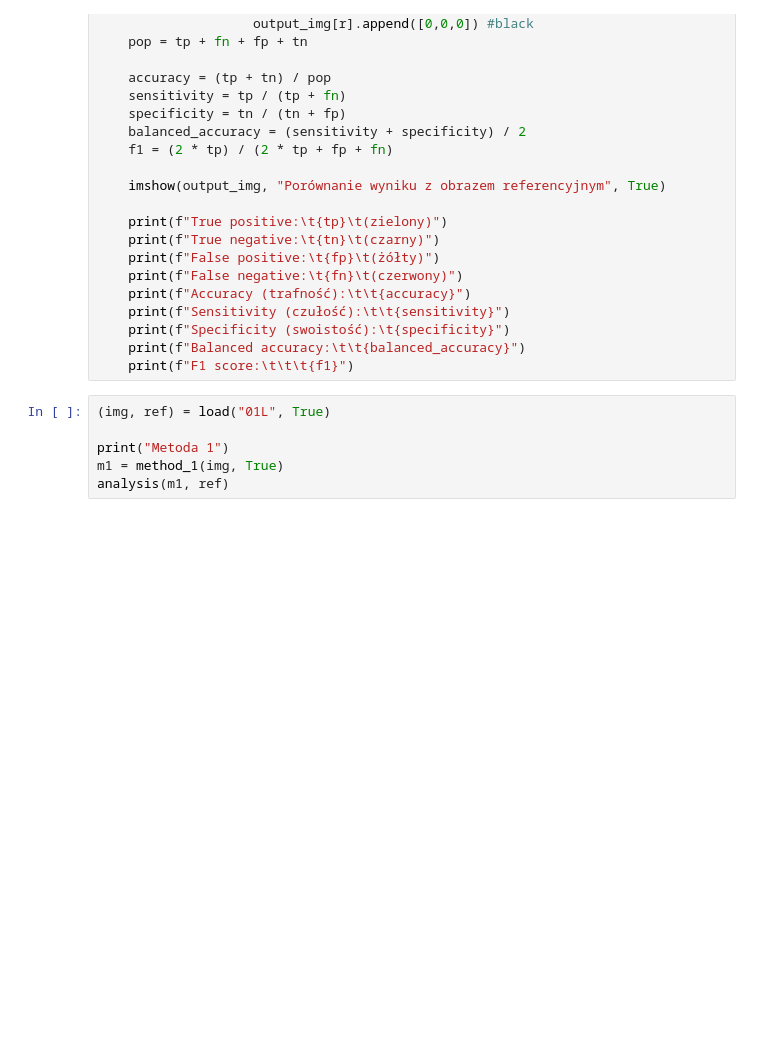
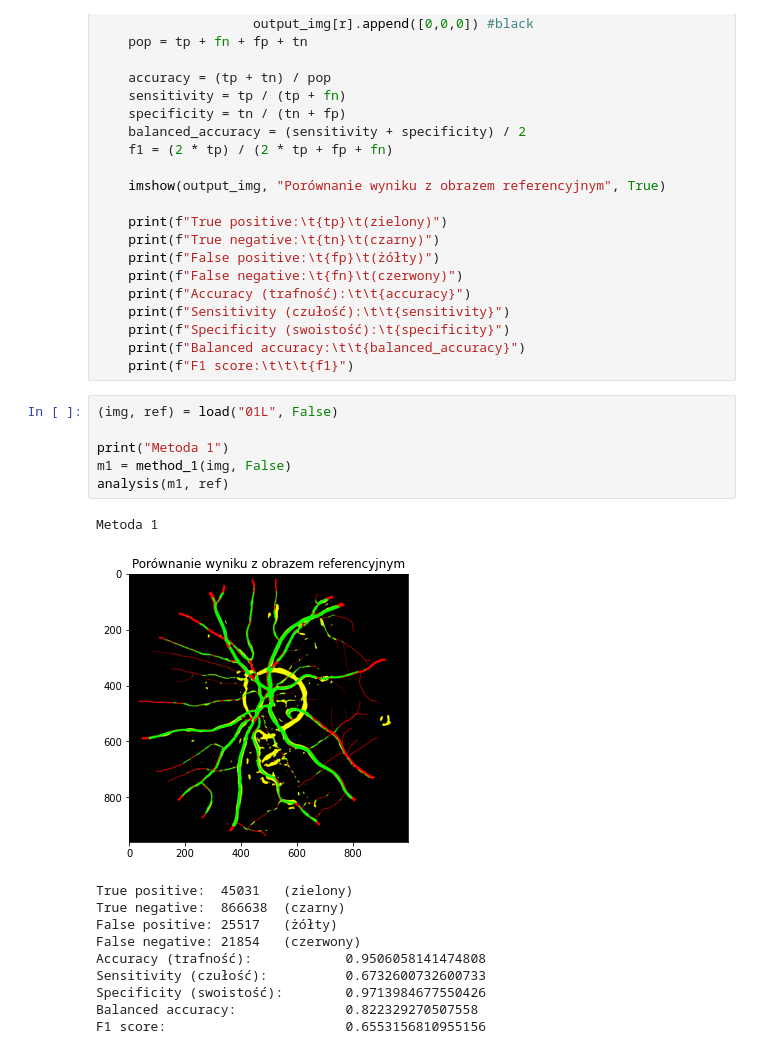
Before and after one commit to clmrv/tomograf, a Jupyter notebook: dnooka/dnooka.ipynb, the cells around one changed output. Drawn from its saved outputs; the diff is of its cells as text; blank space fills up the shorter version.

```diff
--- a/dnooka/dnooka.ipynb
+++ b/dnooka/dnooka.ipynb
@@ -104,8 +108,20 @@ def analysis(img, ref):
     print(f"Balanced accuracy:\t\t{balanced_accuracy}")
     print(f"F1 score:\t\t\t{f1}")
 # %%
-(img, ref) = load("01L", True)
+(img, ref) = load("01L", False)
 
 print("Metoda 1")
-m1 = method_1(img, True)
+m1 = method_1(img, False)
 analysis(m1, ref)
+# %% [output]
+Metoda 1
+[figure, added]
+True positive:  45031   (zielony)
+True negative:  866638  (czarny)
+False positive: 25517   (żółty)
+False negative: 21854   (czerwony)
+Accuracy (trafność):            0.9506058141474808
+Sensitivity (czułość):          0.6732600732600733
+Specificity (swoistość):        0.9713984677550426
+Balanced accuracy:              0.822329270507558
+F1 score:                       0.6553156810955156
```
Also changed, not shown: parts of 13 cells of this notebook.
